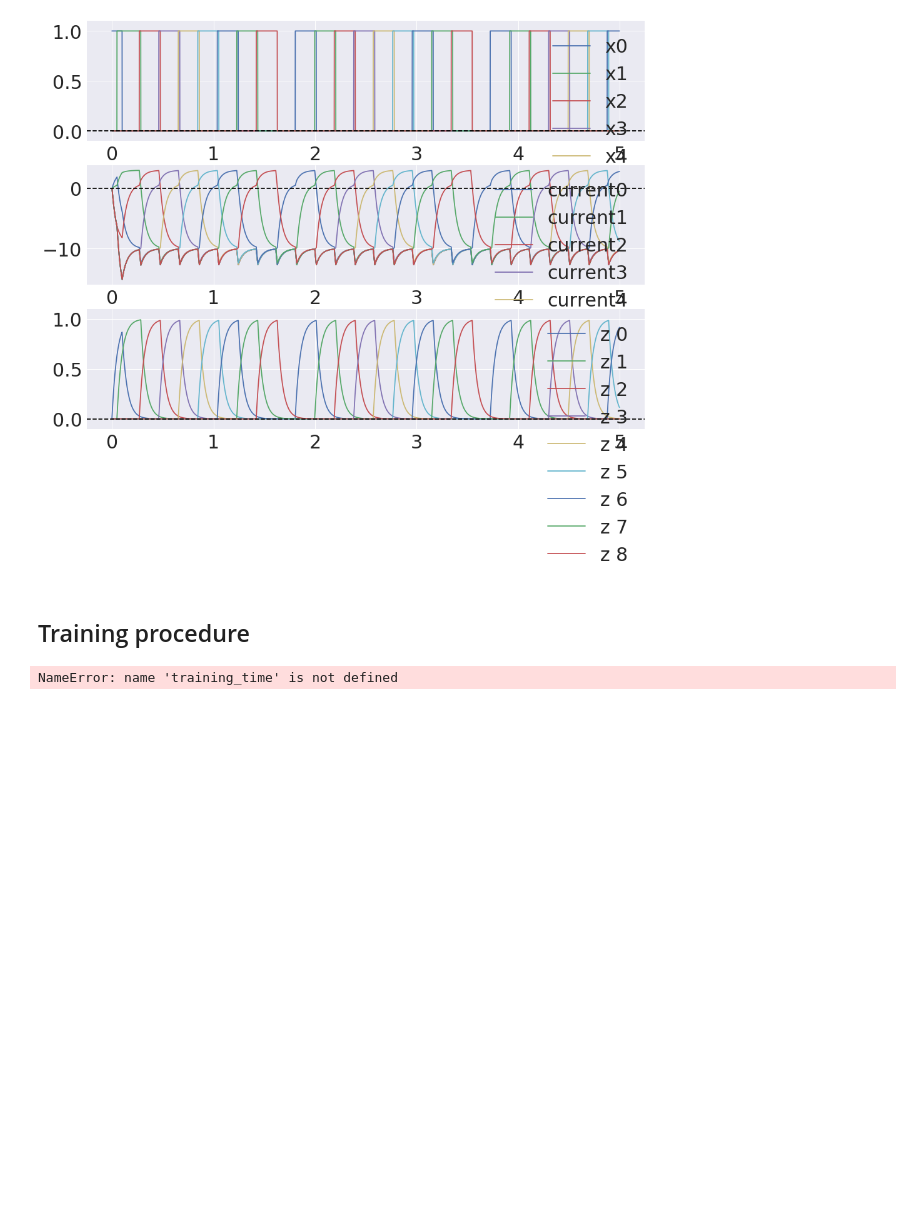
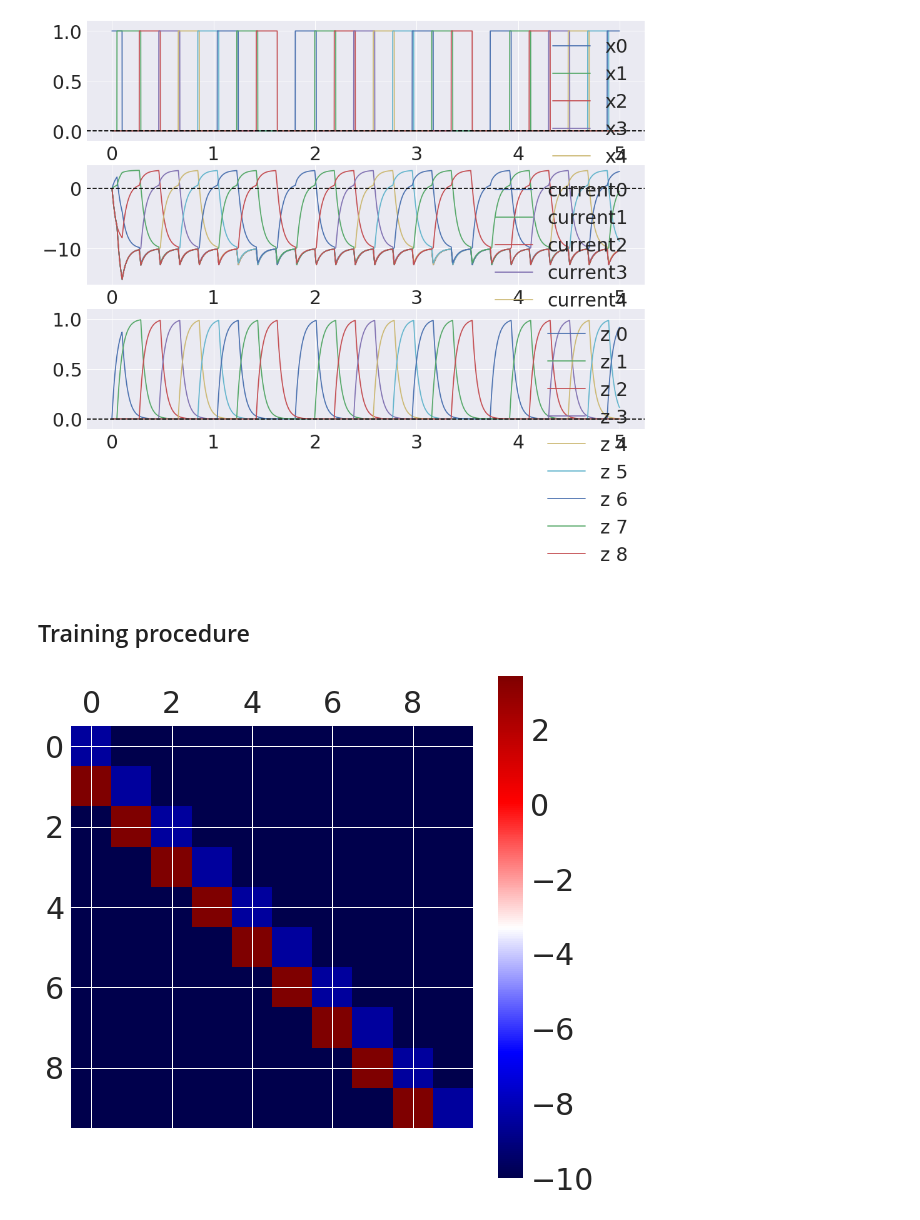
Before and after one commit to h-mayorquin/firing_rate_sequences, a Jupyter notebook: notebooks/2017-11-25(Working example II).ipynb, the cells around one changed output. Drawn from its saved outputs; the diff is of its cells as text; code cells hidden in the pictures; blank space fills up the shorter version.

Commit message:
Modified plot recall and diagram

```diff
--- a/notebooks/2017-11-25(Working example II).ipynb
+++ b/notebooks/2017-11-25(Working example II).ipynb
@@ -80,34 +80,40 @@ ax3.legend();
 ## Training procedure
 # %%
 N = 10
-sequences = [[0, 1, 2, 3, 4, 5, 6, 7, 8, 9, 0]]
-training_time = 0.250
+sequences = [[0, 1, 2, 3, 4, 5, 6, 7, 8, 9]]
+training_time = 0.350
+inter_sequence_time = 1.0
+max_w = 5.0
+min_w = -10.0
 
 
 threshold = 0.5
 tau_z = 0.050
 tau_z_post = 0.005
 tau_w = 0.020
+epochs = 4
 
 G = 100.0
 tau_m = 0.010
 T = 5.0
 I_cue = 0
+I_end = 5.0
 T_cue = 0.100
 dt = 0.001
 
 dic = train_network(N, dt, training_time, inter_sequence_time, sequences, tau_z,
-                    tau_z_post, tau_w, epochs=3, max_w=5.0, min_w=-3.0)
+                    tau_z_post, tau_w, epochs=epochs, max_w=max_w, min_w=min_w)
 
 w = dic['w']
 
-dic = run_network_recall_limit(N, w, G, threshold, tau_m, tau_z, T, dt, I_cue, T_cue)
+
+
+    dic = run_network_recall_limit(N, w, G, threshold, tau_m, tau_z, T, dt, I_cue, T_cue)
 
 x_total = dic['x']
 z_history = dic['z']
-z_post_history = dic['z_post']
 
 plt.matshow(w, cmap='seismic')
 plt.colorbar();
 # %% [output]
-NameError: name 'training_time' is not defined
+[figure, added]
```
Also changed, not shown: parts of 1 cell of this notebook, 4 other files.
